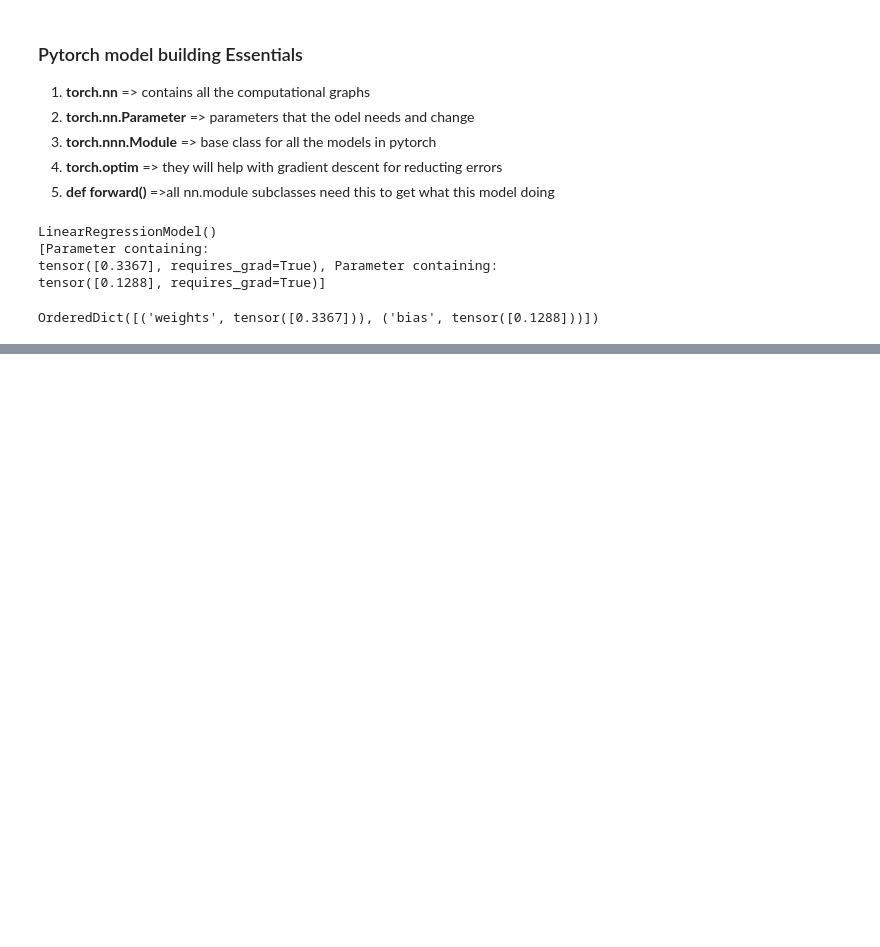
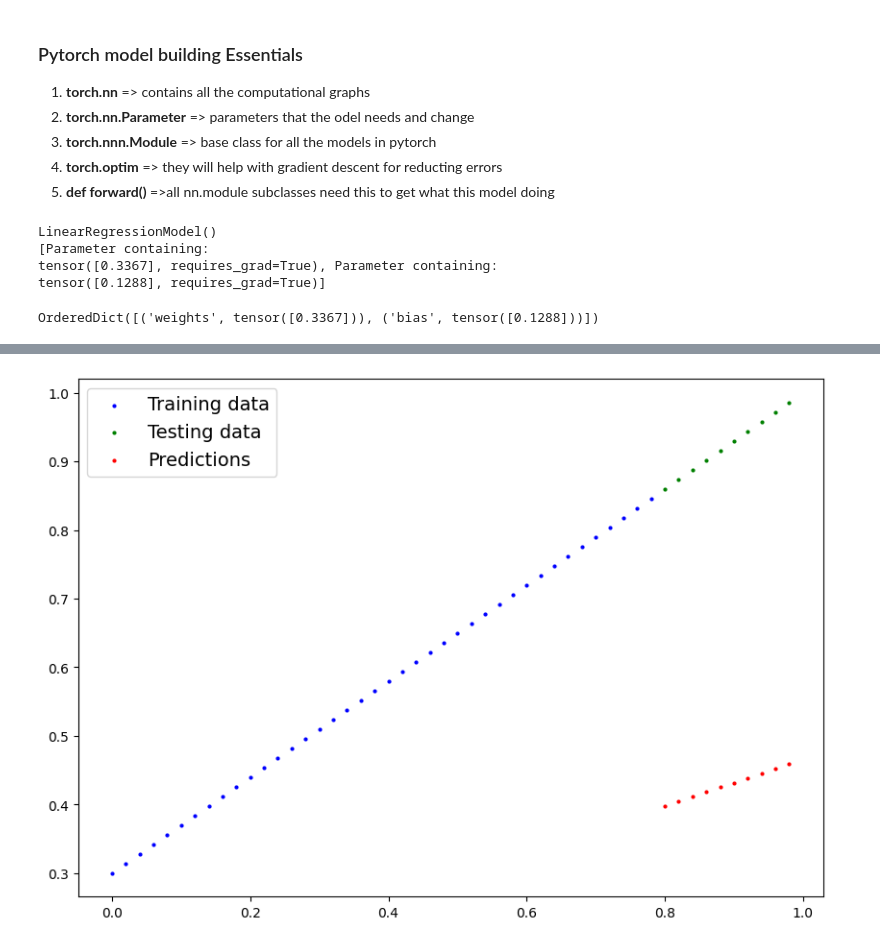
Before and after one commit to RohanVarmaP/Deep-Learning, a Jupyter notebook: pytorch/01_Intro_to_pytorch_workflow.ipynb, the cells around one changed output, grey strips where cells are left out. Saved outputs shown, nothing was run; the diff lists cells and outputs as text; code cells hidden in the pictures; blank space fills up the shorter version.

Commit message:
Making predictions using torch.inference_mode() checking errors

```diff
--- a/pytorch/01_Intro_to_pytorch_workflow.ipynb
+++ b/pytorch/01_Intro_to_pytorch_workflow.ipynb
@@ -141,0 +144,8 @@ OrderedDict([('weights', tensor([0.3367])), ('bias', tensor([0.1288]))])
+# %%
+with torch.inference_mode():# inference mode is used for making predictions without tracking gradients
+    y_preds=model_0(X_test)
+
+# with torch.no_grad():  # no_grad is used for making predictions without tracking gradients
+#     y_preds=model_0(X_test)
+
+y_preds
@@ -141,0 +176,4 @@ OrderedDict([('weights', tensor([0.3367])), ('bias', tensor([0.1288]))])
+# %%
+plot_pred(predictions=y_preds)
+# %% [output]
+[figure, added]
```
Also changed, not shown: parts of 3 cells of this notebook.
